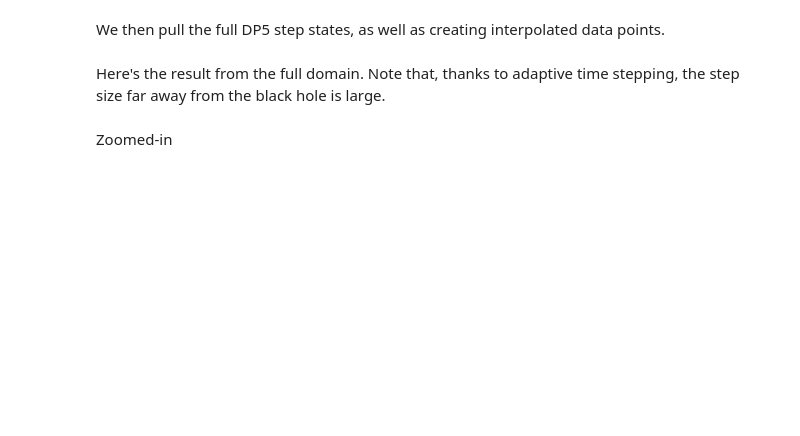
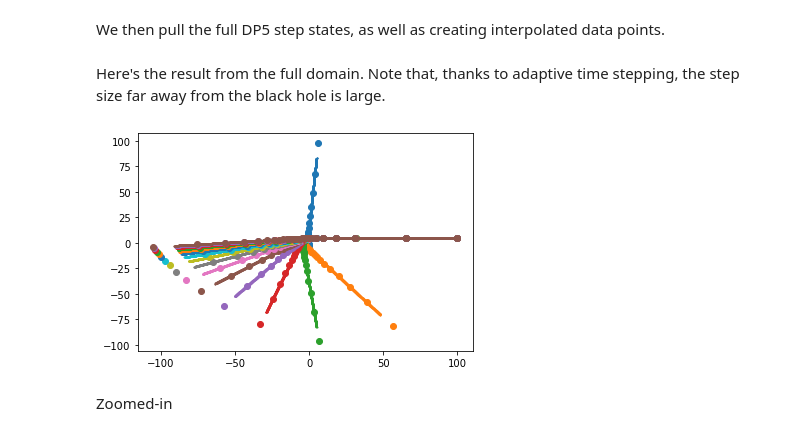
Before and after one commit to adxsrc/fadge, a Jupyter notebook: demos/geode.ipynb, the cells around one changed output. Cells and saved outputs as stored; diff of their text form; code cells hidden in the pictures; blank space fills up the shorter version.

```diff
--- a/demos/geode.ipynb
+++ b/demos/geode.ipynb
@@ -18,6 +20,11 @@ We then create the `metric` and `nullify` functions, and the initial condition o
 metric  = KerrSchild(0.999)
 nullify = Nullify(metric)
 
-x = np.array([0,100,0,4.8])
-v = nullify(x, np.array([1,1,0,0]))
-s = np.concatenate([x, v])
+s = []
+for i in range(16):
+    x =            np.array([0,100,-i,4.8])
+    v = nullify(x, np.array([1,  1, 0,0  ]))
+    s.append(np.concatenate([x, v]))
+s = np.array(s)
+
+print(s.shape)
@@ -37,8 +52,11 @@ i = geode(l)
 # %% [markdown]
 Here's the result from the full domain.  Note that, thanks to adaptive time stepping, the step size far away from the black hole is large.
 # %%
-plt.scatter(f[:,1], f[:,3])
-plt.scatter(i[:,1], i[:,3], s=1)
+for j in range(16):
+    plt.scatter(f[:,j,1], f[:,j,3],      color=f'C{j}')
+    plt.scatter(i[:,j,1], i[:,j,3], s=1, color=f'C{j}')
+# %% [output]
+[figure, added]
 # %% [markdown]
 Zoomed-in
 # %%
```
Also changed, not shown: parts of 4 cells of this notebook.
